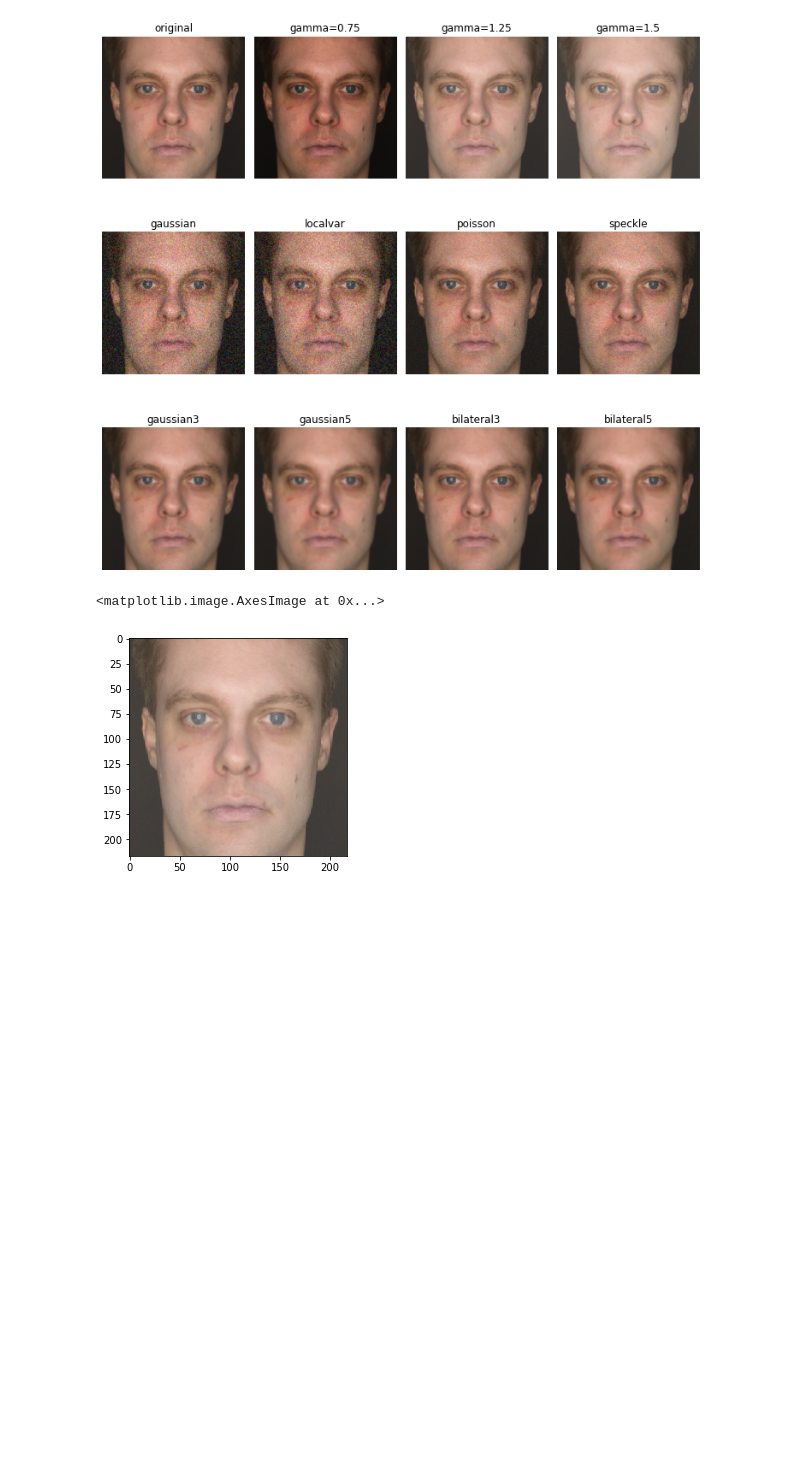
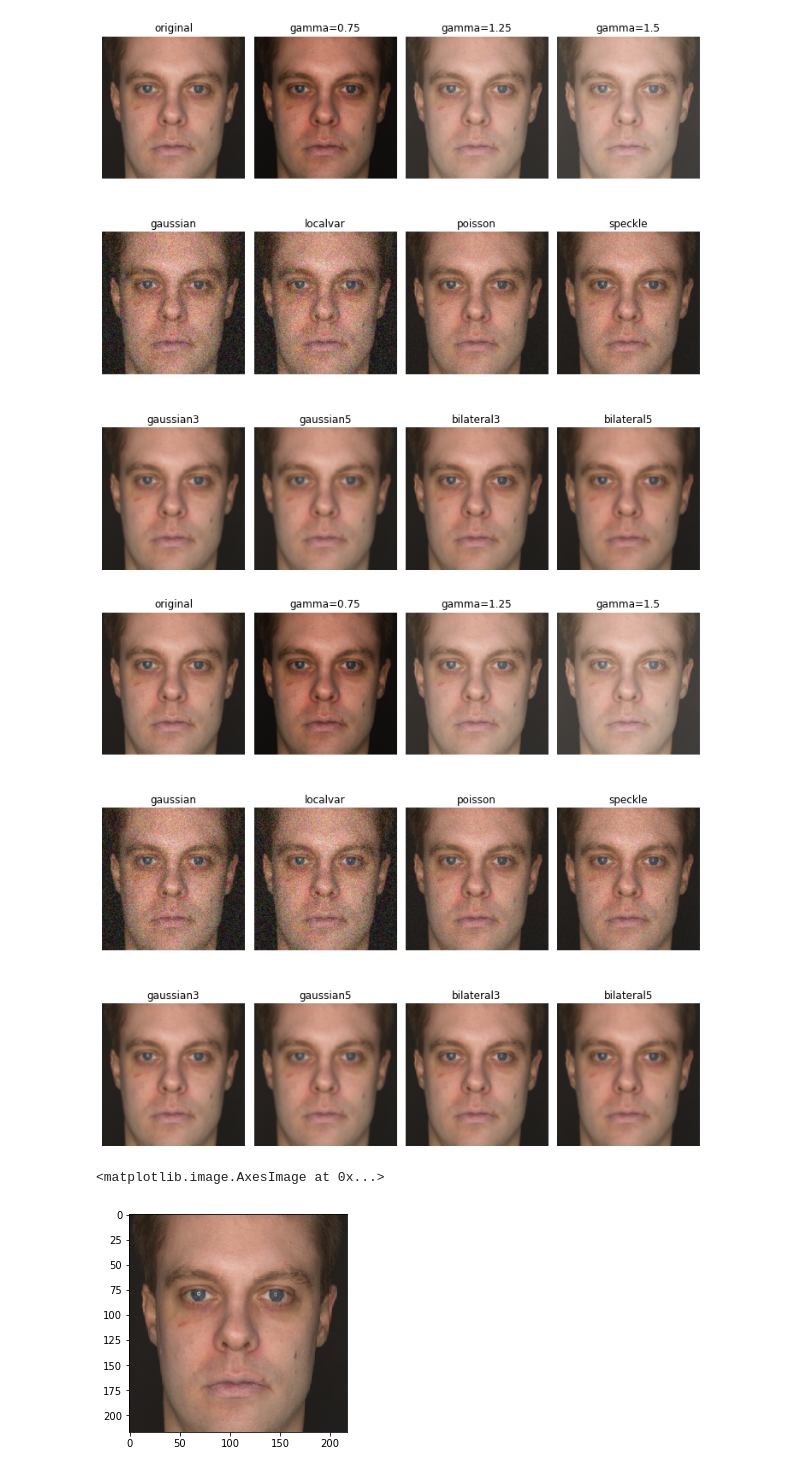
Before and after one commit to vandrw/ICU_Augment_and_Detect, a Jupyter notebook: augment/alter_images.ipynb, the cells around one changed output. Drawn from its saved outputs; the diff is of its cells as text; code cells hidden in the pictures; blank space fills up the shorter version.

```diff
--- a/augment/alter_images.ipynb
+++ b/augment/alter_images.ipynb
@@ -141,10 +141,13 @@ plot_all(img)
 # %% [output]
 [figure]
 # %%
-full_path = "data/parsed/altered/s1s-m_face_noisy-speckle.png"
+full_path = "data/parsed/sick/s1s-m_face.png"
 img =  cv2.imread(full_path)
 imag = cv2.cvtColor(img, cv2.COLOR_BGR2RGB)
+plot_all(imag)
+
 plt.imshow(imag)
 # %% [output]
+[figure, new version]
 <matplotlib.image.AxesImage at 0x...>
-[figure, old version]
+[figure, added]
```
Also changed, not shown: parts of 1 cell of this notebook, 2 other files.
